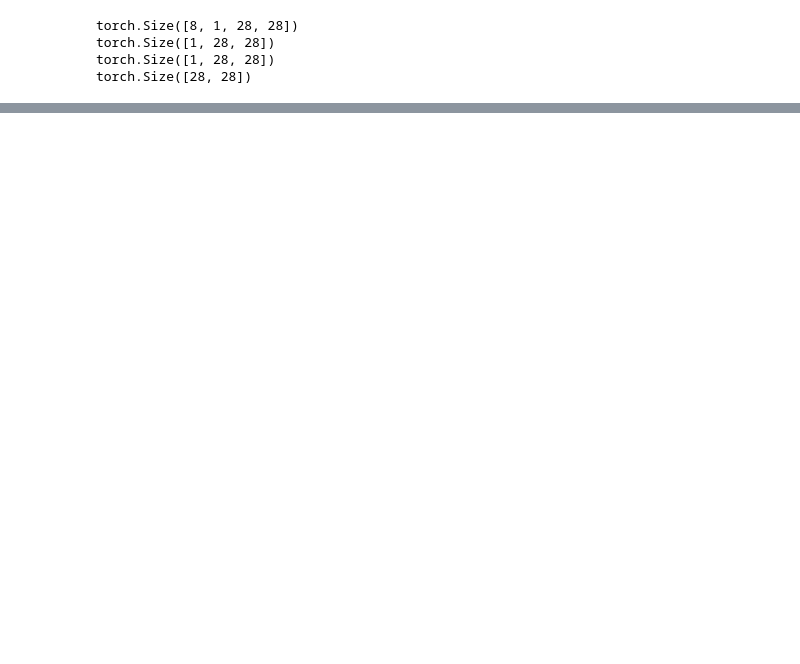
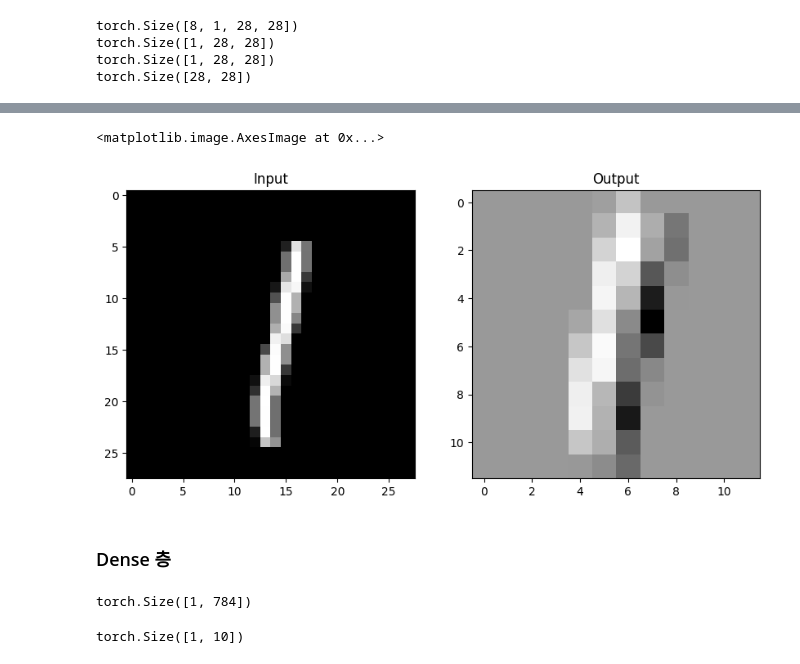
Before and after one commit to Jch-Lee/Statistical-ML, a Jupyter notebook: Project3_TeamProject/Practice/Torch_nn.ipynb, the cells around one changed output, grey strips where cells are left out. Drawn from its saved outputs; the diff is of its cells as text; code cells hidden in the pictures; blank space fills up the shorter version.

```diff
--- a/Project3_TeamProject/Practice/Torch_nn.ipynb
+++ b/Project3_TeamProject/Practice/Torch_nn.ipynb
@@ -164,0 +208,25 @@ torch.Size([28, 28])
+# %%
+plt.figure(figsize=(10,15))
+
+plt.subplot(121)
+plt.title('Input')
+plt.imshow(input_image, 'gray')
+
+plt.subplot(122)
+plt.title('Output')
+plt.imshow(pool_arr[0,0,:,:], 'gray')
+# %% [output]
+<matplotlib.image.AxesImage at 0x...>
+[figure, added]
+# %% [markdown]
+### Dense 층
+# %%
+flatten = input_image.view(-1, 28*28)
+flatten.shape
+# %% [output]
+torch.Size([1, 784])
+# %%
+lin = nn.Linear(784, 10)(flatten)
+lin.shape
+# %% [output]
+torch.Size([1, 10])
```
Also changed, not shown: parts of 14 cells of this notebook, 3 other files.
